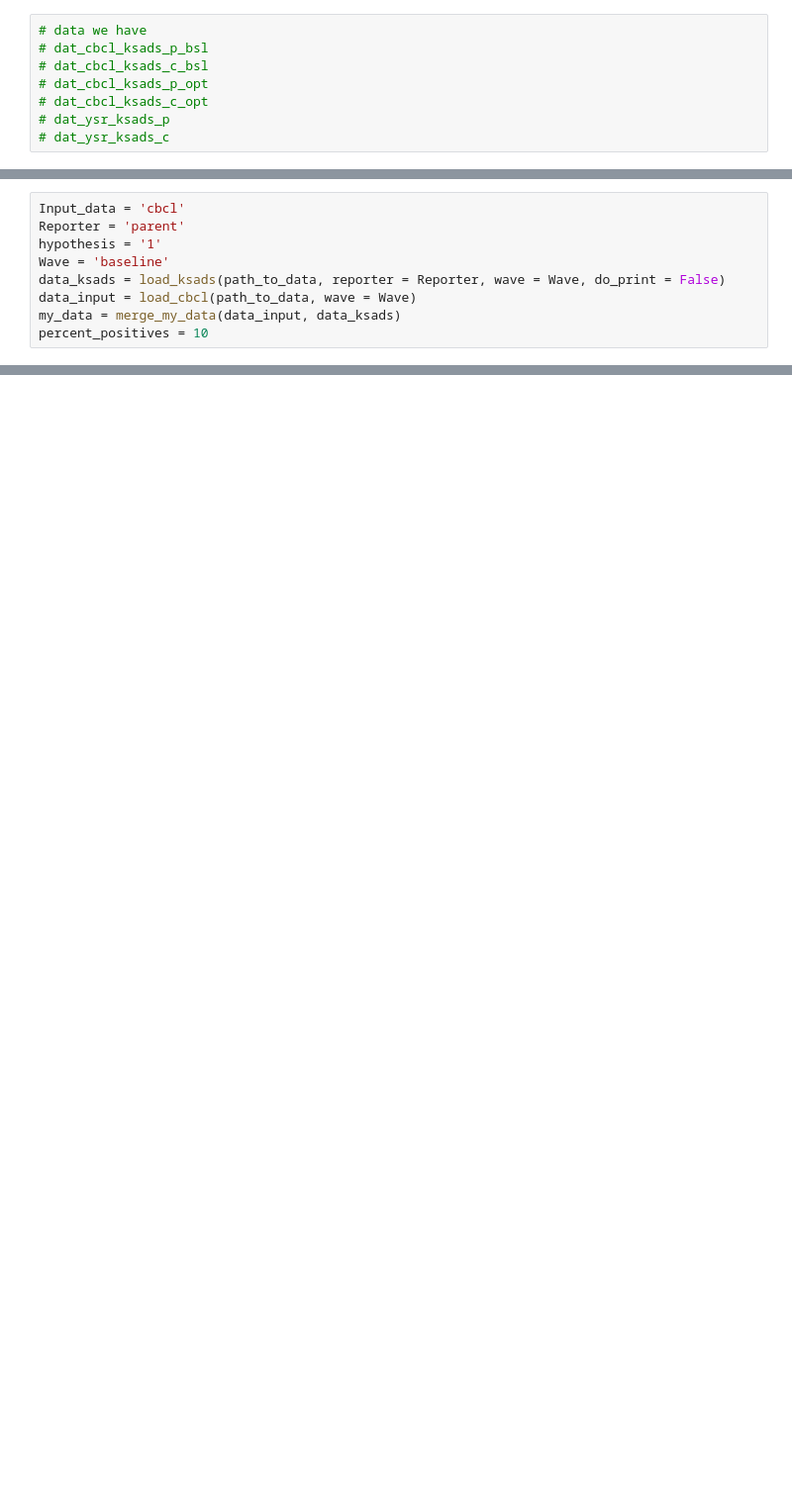
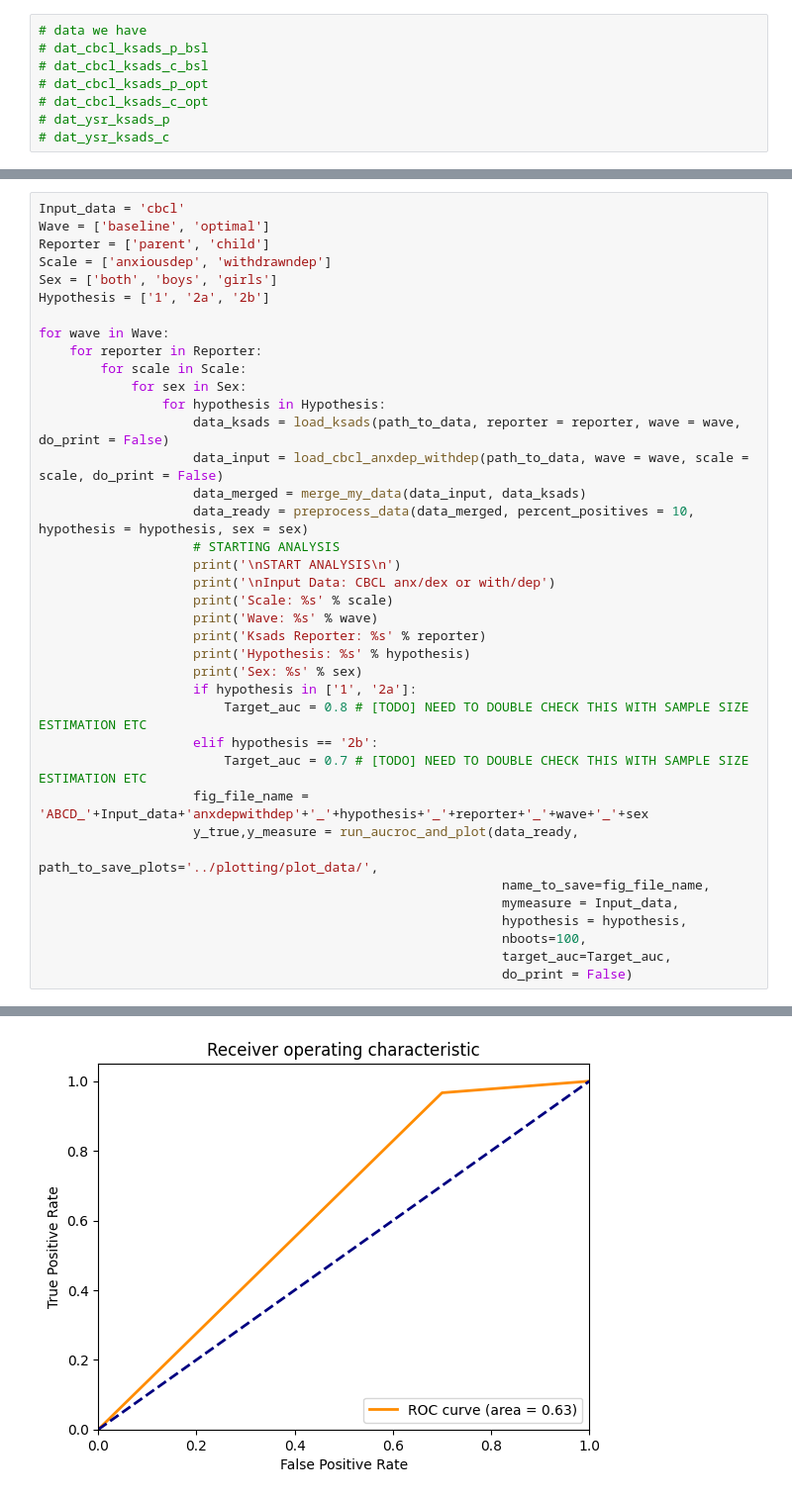
Before and after one commit to mariezelenina/CBCL_validation, a Jupyter notebook: 1_ABCD_r51_all.ipynb, the cells around one changed output, grey strips where cells are left out. Shown at 99% size. Drawn from its saved outputs; the diff is of its cells as text; blank space fills up the shorter version.

```diff
--- a/1_ABCD_r51_all.ipynb
+++ b/1_ABCD_r51_all.ipynb
@@ -788,9 +837,0 @@ list(demo_data.columns)
-# %%
-Input_data = 'cbcl'
-Reporter = 'parent'
-hypothesis = '1'
-Wave = 'baseline'
-data_ksads = load_ksads(path_to_data, reporter = Reporter, wave = Wave, do_print = False)
-data_input = load_cbcl(path_to_data, wave = Wave)
-my_data = merge_my_data(data_input, data_ksads)
-percent_positives = 10
@@ -927,0 +935,39 @@ Name: count, dtype: int64
+# %%
+Input_data = 'cbcl'
+Wave = ['baseline', 'optimal']
+Reporter = ['parent', 'child']
+Scale = ['anxiousdep', 'withdrawndep']
+Sex = ['both', 'boys', 'girls']
+Hypothesis = ['1', '2a', '2b']
+
+for wave in Wave:
+    for reporter in Reporter:
+        for scale in Scale:
+            for sex in Sex:
+                for hypothesis in Hypothesis:
+                    data_ksads = load_ksads(path_to_data, reporter = reporter, wave = wave, do_print = False)
+                    data_input = load_cbcl_anxdep_withdep(path_to_data, wave = wave, scale = scale, do_print = False)
+                    data_merged = merge_my_data(data_input, data_ksads)
+                    data_ready = preprocess_data(data_merged, percent_positives = 10, hypothesis = hypothesis, sex = sex)
+                    # STARTING ANALYSIS
+                    print('\nSTART ANALYSIS\n')
+                    print('\nInput Data: CBCL anx/dex or with/dep')
+                    print('Scale: %s' % scale)
+                    print('Wave: %s' % wave)
+                    print('Ksads Reporter: %s' % reporter)
+                    print('Hypothesis: %s' % hypothesis)
+                    print('Sex: %s' % sex)
+                    if hypothesis in ['1', '2a']:
+                        Target_auc = 0.8 # [TODO] NEED TO DOUBLE CHECK THIS WITH SAMPLE SIZE ESTIMATION ETC
+                    elif hypothesis == '2b':
+                        Target_auc = 0.7 # [TODO] NEED TO DOUBLE CHECK THIS WITH SAMPLE SIZE ESTIMATION ETC
+                    fig_file_name = 'ABCD_'+Input_data+'anxdepwithdep'+'_'+hypothesis+'_'+reporter+'_'+wave+'_'+sex
+                    y_true,y_measure = run_aucroc_and_plot(data_ready,
+                                                            path_to_save_plots='../plotting/plot_data/',
+                                                            name_to_save=fig_file_name,
+                                                            mymeasure = Input_data,
+                                                            hypothesis = hypothesis,
+                                                            nboots=100,
+                                                            target_auc=Target_auc,
+                                                            do_print = False)
+# %% [output]
@@ -927,0 +991 @@ Name: count, dtype: int64
+[figure, added]
```
Also changed, not shown: parts of 11 cells of this notebook.
